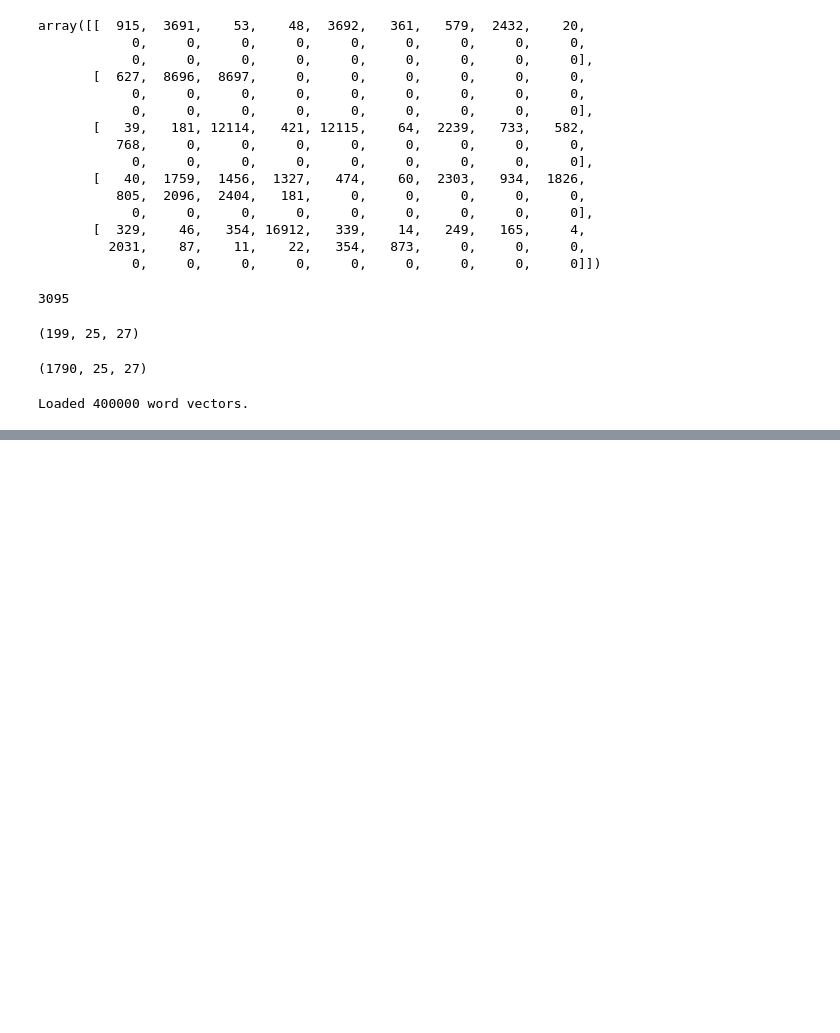
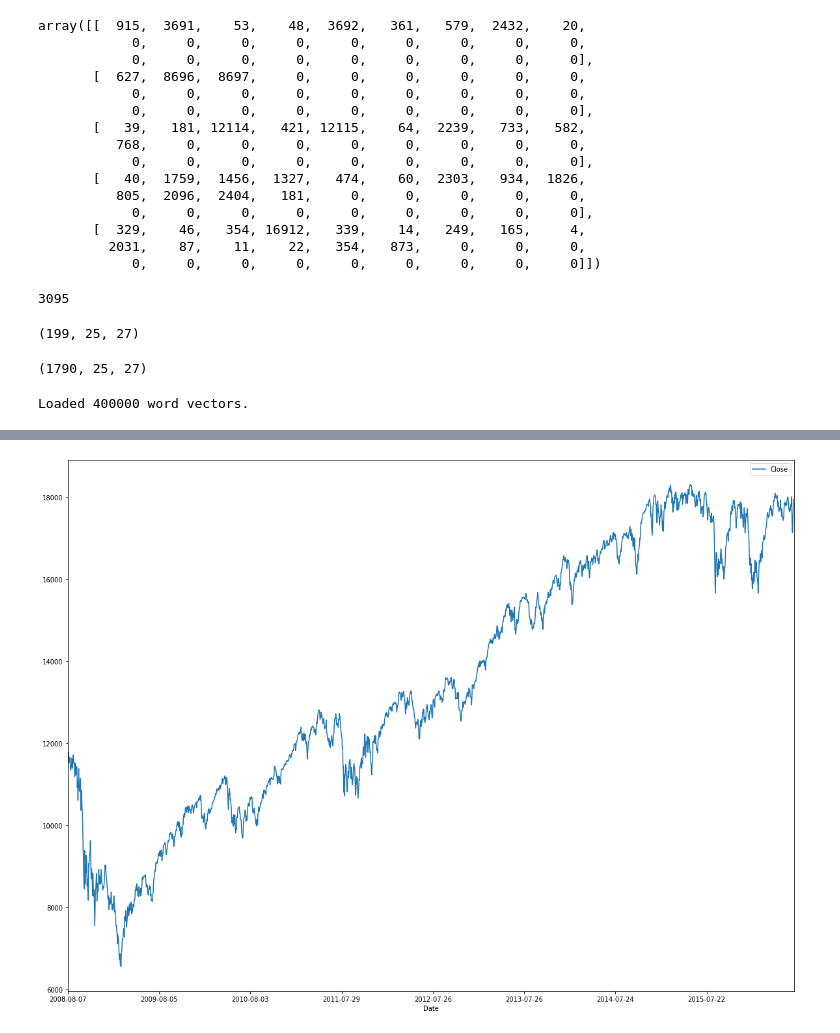
Before and after one commit to vishnugopu/Stock_predictions, a Jupyter notebook: StockPredictions.ipynb, the cells around one changed output, grey strips where cells are left out. Cells and saved outputs as stored; diff of their text form; code cells hidden in the pictures; blank space fills up the shorter version.

```diff
--- a/StockPredictions.ipynb
+++ b/StockPredictions.ipynb
@@ -203,0 +211,6 @@ Loaded 400000 word vectors.
+# %%
+dj=pd.read_csv('C:\\Users\\Vsh\\Documents\\data\\Stock_predictions\\DowJones.csv')
+# %%
+nrows_dj=dj['Date'].count()
+dj.index = range(nrows_dj)
+dj.head()
@@ -203,0 +224,4 @@ Loaded 400000 word vectors.
+# %%
+dj.plot(x='Date',y='Close',figsize=(20,15));
+# %% [output]
+[figure, added]
```
Also changed, not shown: parts of 5 cells of this notebook.
